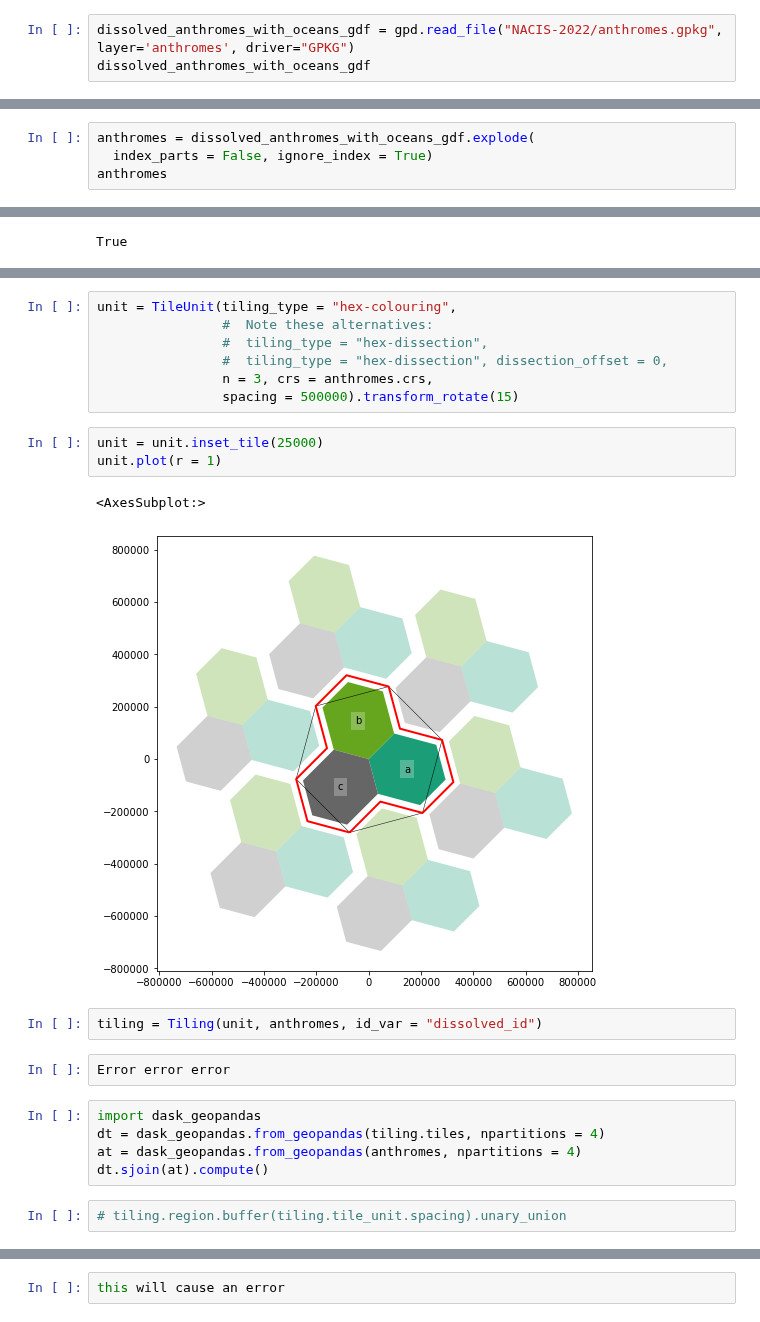
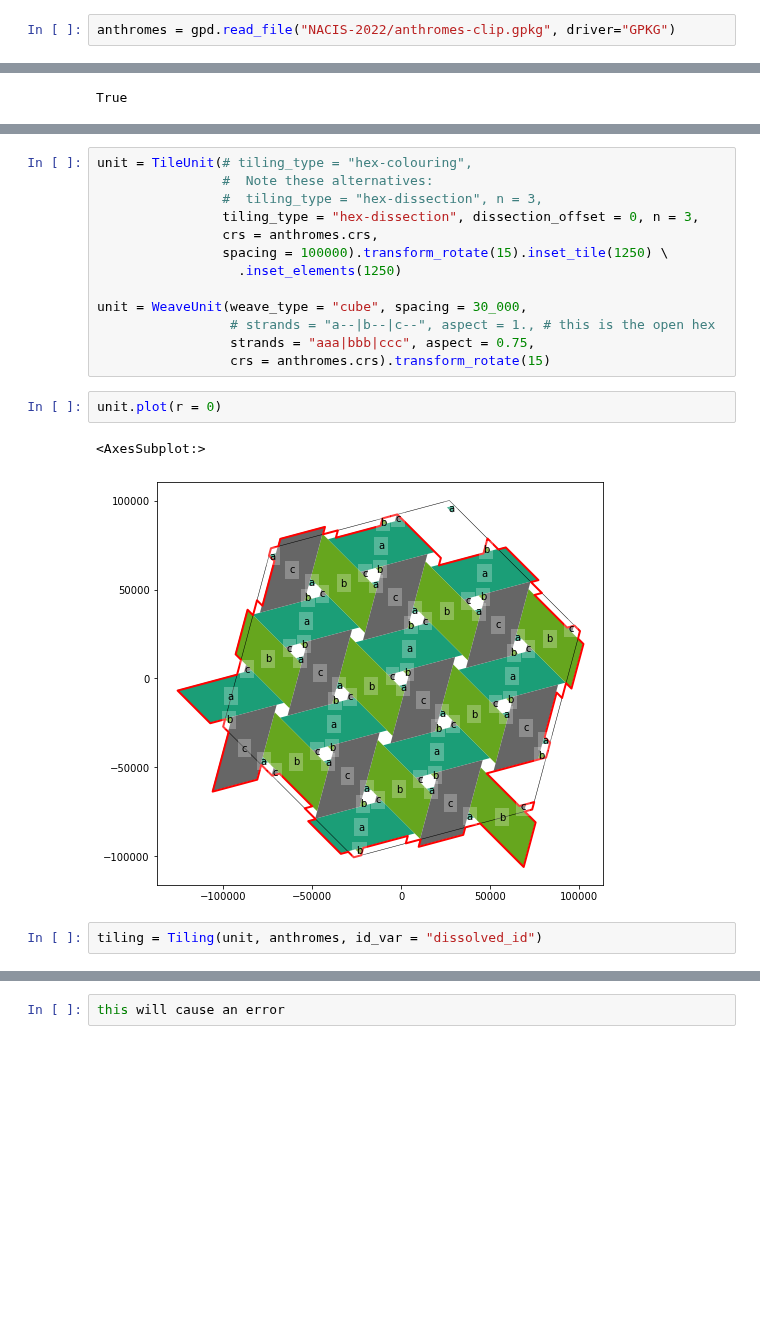
Before and after one commit to DOSull/weaving-space, a Jupyter notebook: anthromes-nacis-davids-version.ipynb, the cells around one changed output, grey strips where cells are left out. Saved outputs shown, nothing was run; the diff lists cells and outputs as text; blank space fills up the shorter version.

```diff
--- a/anthromes-nacis-davids-version.ipynb
+++ b/anthromes-nacis-davids-version.ipynb
@@ -65,3 +70,2 @@ dissolved_anthromes_with_oceans_gdf.to_file("NACIS-2022/anthromes.gpkg", layer='
 # %%
-dissolved_anthromes_with_oceans_gdf = gpd.read_file("NACIS-2022/anthromes.gpkg", layer='anthromes', driver="GPKG")
-dissolved_anthromes_with_oceans_gdf
+anthromes = gpd.read_file("NACIS-2022/anthromes-clip.gpkg", driver="GPKG")
@@ -82,4 +71,0 @@ dissolved_anthromes_with_oceans_gdf
-# %%
-anthromes = dissolved_anthromes_with_oceans_gdf.explode(
-  index_parts = False, ignore_index = True)
-anthromes
@@ -114,25 +81,21 @@ anthromes.head()
 # %%
-unit = TileUnit(tiling_type = "hex-colouring",
+unit = TileUnit(# tiling_type = "hex-colouring",
                 #  Note these alternatives:
-                #  tiling_type = "hex-dissection",
-                #  tiling_type = "hex-dissection", dissection_offset = 0,
-                n = 3, crs = anthromes.crs,
-                spacing = 500000).transform_rotate(15)
+                #  tiling_type = "hex-dissection", n = 3,
+                tiling_type = "hex-dissection", dissection_offset = 0, n = 3,
+                crs = anthromes.crs,
+                spacing = 100000).transform_rotate(15).inset_tile(1250) \
+                  .inset_elements(1250)
+
+unit = WeaveUnit(weave_type = "cube", spacing = 30_000,
+                 # strands = "a--|b--|c--", aspect = 1., # this is the open hex
+                 strands = "aaa|bbb|ccc", aspect = 0.75,
+                 crs = anthromes.crs).transform_rotate(15)
 # %%
-unit = unit.inset_tile(25000)
-unit.plot(r = 1)
+unit.plot(r = 0)
 # %% [output]
 <AxesSubplot:>
-[figure, old version]
+[figure, new version]
 # %%
 tiling = Tiling(unit, anthromes, id_var = "dissolved_id")
-# %%
-Error error error
-# %%
-import dask_geopandas
-dt = dask_geopandas.from_geopandas(tiling.tiles, npartitions = 4)
-at = dask_geopandas.from_geopandas(anthromes, npartitions = 4)
-dt.sjoin(at).compute()
-# %%
-# tiling.region.buffer(tiling.tile_unit.spacing).unary_union
 # %%
```
Also changed, not shown: parts of 8 cells of this notebook, 13 other files.
